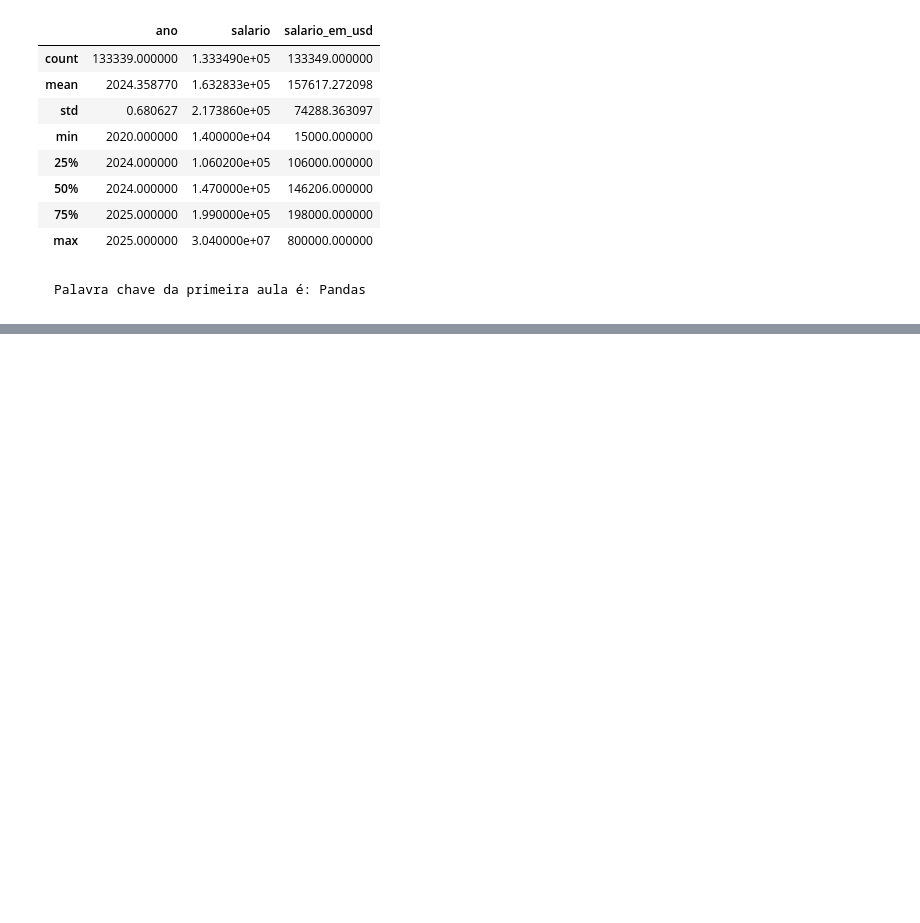
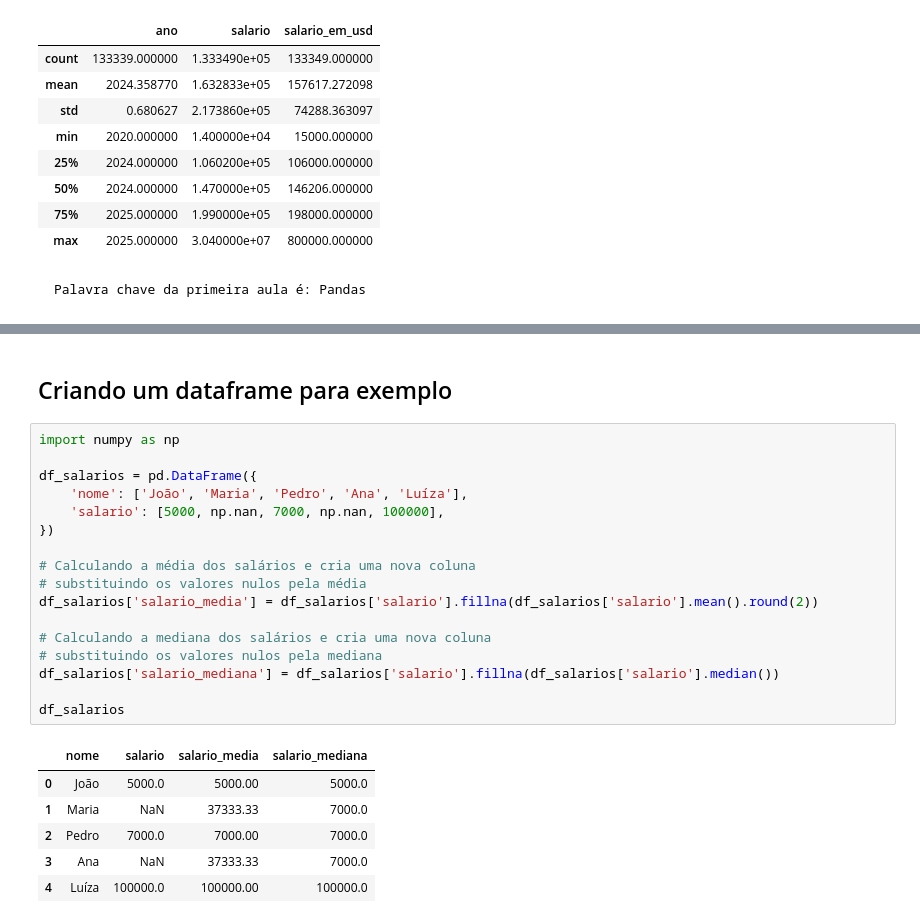
Before and after one commit to brunomartins009/Imersao-em-dados-com-Python---Alura, a Jupyter notebook: Código fonte/main.ipynb, the cells around one changed output, grey strips where cells are left out. Cells and saved outputs as stored; diff of their text form; blank space fills up the shorter version.

```diff
--- a/Código fonte/main.ipynb
+++ b/Código fonte/main.ipynb
@@ -213,0 +275,26 @@ df.describe()
+# %% [markdown]
+## Criando um dataframe para exemplo
+# %%
+import numpy as np
+
+df_salarios = pd.DataFrame({
+    'nome': ['João', 'Maria', 'Pedro', 'Ana', 'Luíza'],
+    'salario': [5000, np.nan, 7000, np.nan, 100000],
+})
+
+# Calculando a média dos salários e cria uma nova coluna
+# substituindo os valores nulos pela média
+df_salarios['salario_media'] = df_salarios['salario'].fillna(df_salarios['salario'].mean().round(2))
+
+# Calculando a mediana dos salários e cria uma nova coluna
+# substituindo os valores nulos pela mediana
+df_salarios['salario_mediana'] = df_salarios['salario'].fillna(df_salarios['salario'].median())
+
+df_salarios
+# %% [output]
+|  | nome | salario | salario_media | salario_mediana |
+| 0 | João | 5000.0 | 5000.00 | 5000.0 |
+| 1 | Maria | NaN | 37333.33 | 7000.0 |
+| 2 | Pedro | 7000.0 | 7000.00 | 7000.0 |
+| 3 | Ana | NaN | 37333.33 | 7000.0 |
+| 4 | Luíza | 100000.0 | 100000.00 | 100000.0 |
```
Also changed, not shown: parts of 24 cells of this notebook.
